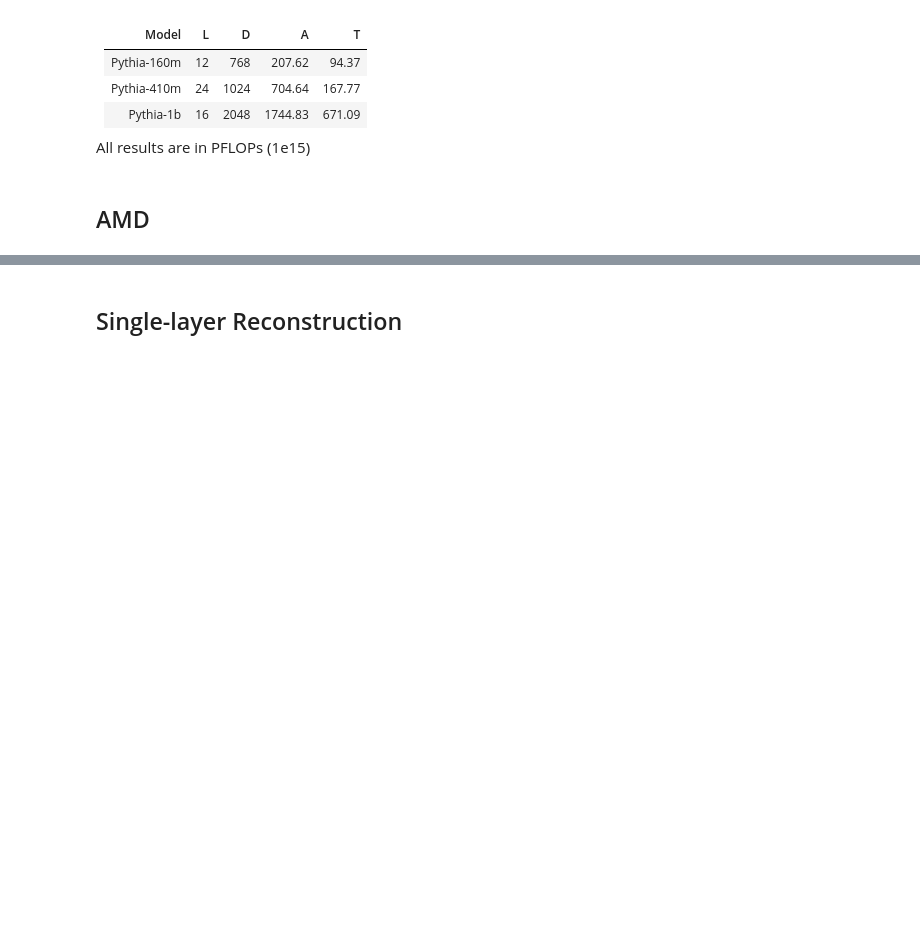
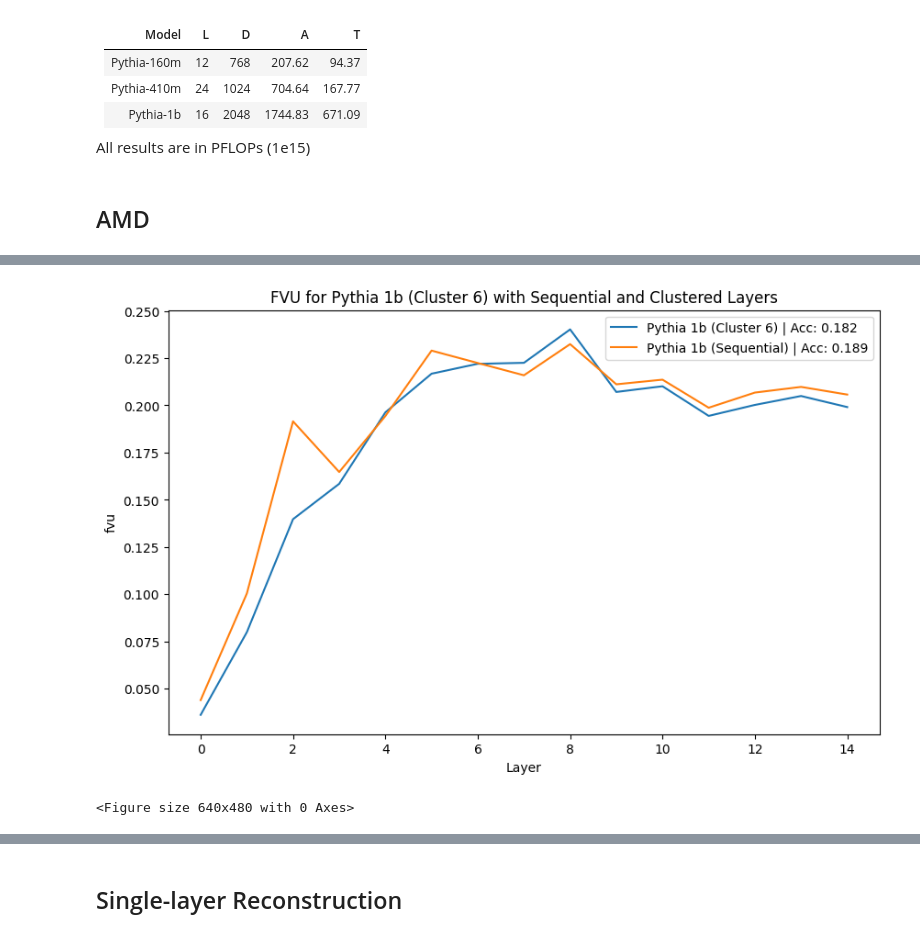
Before and after one commit to ghidav/group-sae, a Jupyter notebook: recon/analysis.ipynb, the cells around one changed output, grey strips where cells are left out. Cells and saved outputs as stored; diff of their text form; code cells hidden in the pictures; blank space fills up the shorter version.

Commit message:
Updated plots

```diff
--- a/recon/analysis.ipynb
+++ b/recon/analysis.ipynb
@@ -203,5 +205,6 @@ p160_seq = load_cluster_eval(
     replace_single_layer_cluster=False,
 )
 p410_seq = load_cluster_eval("410m", include_baseline=True, which="sequential")
+p1_seq = load_cluster_eval("1b", include_baseline=True, which="sequential")
 # %%
 p160.groupby(["AMAD"])["fvu"].mean()
@@ -264,3 +356,29 @@ plt.tight_layout()
+# %%
+p1_g6 = p1[p1["G"] == 6]
+p1_g6_seq = p1_seq[p1_seq["G"] == 6]
+
+plt.figure(figsize=(10, 6))
+sns.lineplot(
+    data=p1_g6,
+    x="layer",
+    y="fvu",
+    label="Pythia 1b (Cluster 6) | Acc: {:.3f}".format(p1_g6["fvu"].mean()),
+)
+sns.lineplot(
+    data=p1_g6_seq,
+    x="layer",
+    y="fvu",
+    label="Pythia 1b (Sequential) | Acc: {:.3f}".format(p1_g6_seq["fvu"].mean()),
+)
+plt.title("FVU for Pythia 1b (Cluster 6) with Sequential and Clustered Layers")
+plt.xlabel("Layer")
+plt.ylabel("fvu")
+plt.legend()
+plt.show()
+plt.tight_layout()
+# %% [output]
+[figure, added]
+<Figure size 640x480 with 0 Axes>
 # %%
 base_160m = pd.read_csv("../eval/pythia-160m_baseline.csv", index_col=0)
 base_160m["delta_ce"] = delta_ce(base_160m)
```
Also changed, not shown: parts of 17 cells of this notebook, 3 other files.
